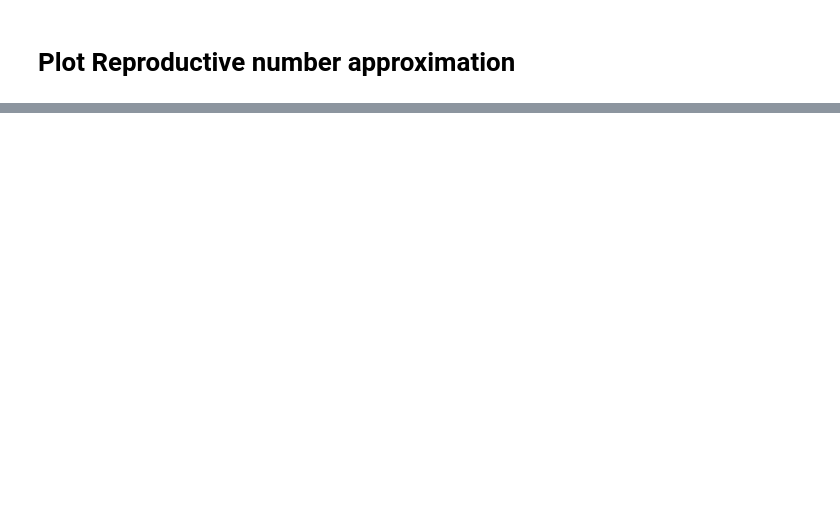
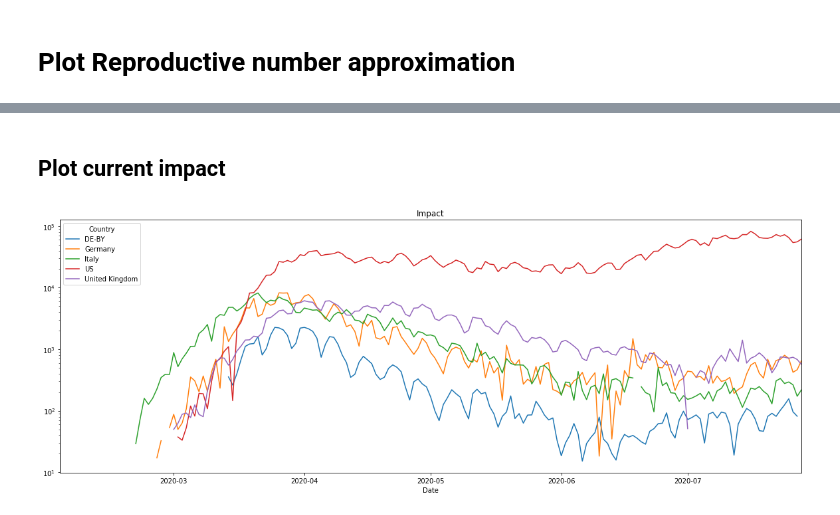
Before and after one commit to TriWitch/CoronaAnalysis, a Jupyter notebook: CoronaAnalysis.ipynb, the cells around one changed output, grey strips where cells are left out. Cells and saved outputs as stored; diff of their text form; code cells hidden in the pictures; blank space fills up the shorter version.

```diff
--- a/CoronaAnalysis.ipynb
+++ b/CoronaAnalysis.ipynb
@@ -148,0 +154,9 @@ ax2.plot(ax.get_xlim(),[1.0,1.0], "k--")
+# %% [markdown]
+## Plot current impact
+# %%
+ax3 = unstacked[unstacked>15]["Impact"].plot(title = "Impact",
+    figsize = (20,7),
+    logy=True
+);
+# %% [output]
+[figure, added]
```
Also changed, not shown: parts of 32 cells of this notebook, 1 other file.
